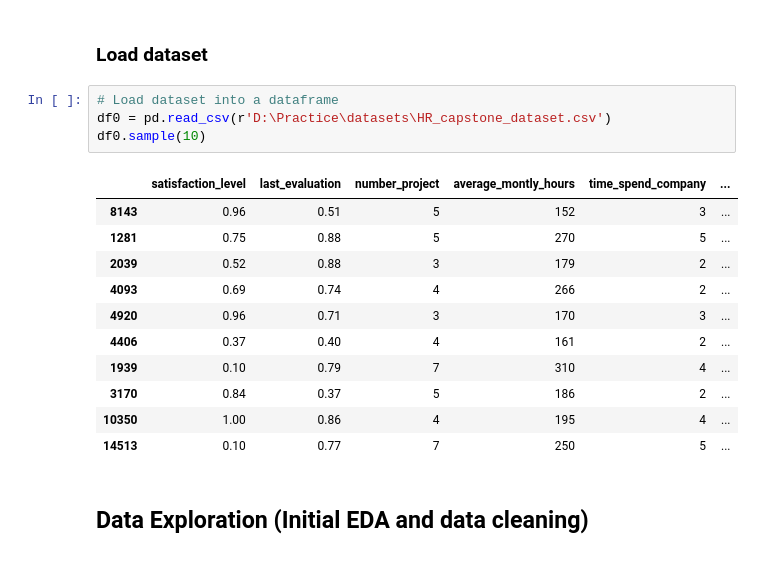
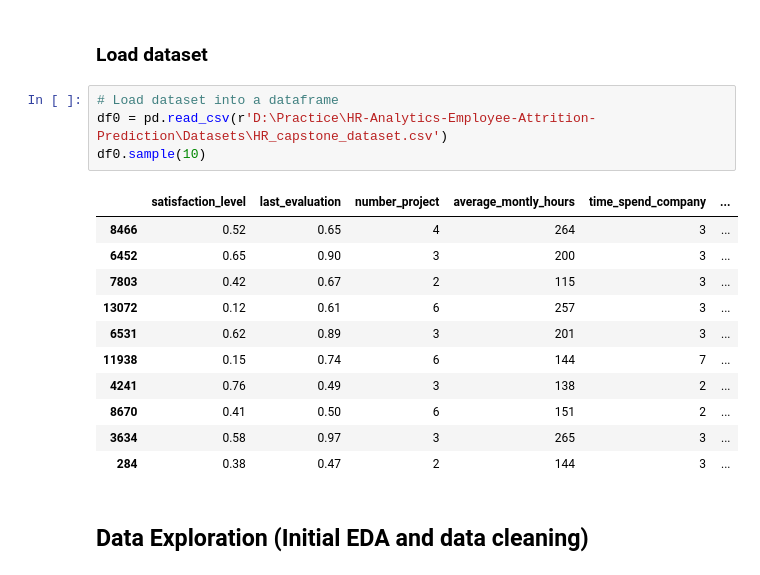
Before and after one commit to bhtkaushal/HR-Analytics-Employee-Attrition-Prediction, a Jupyter notebook: Salifort Motors project lab.ipynb, the cells around one changed output. Drawn from its saved outputs; the diff is of its cells as text.

```diff
--- a/Salifort Motors project lab.ipynb
+++ b/Salifort Motors project lab.ipynb
@@ -83,20 +83,20 @@ print(sklearn.__version__)
 ### Load dataset
 # %%
 # Load dataset into a dataframe
-df0 = pd.read_csv(r'D:\Practice\datasets\HR_capstone_dataset.csv')
+df0 = pd.read_csv(r'D:\Practice\HR-Analytics-Employee-Attrition-Prediction\Datasets\HR_capstone_dataset.csv')
 df0.sample(10)
 # %% [output]
 |  | satisfaction_level | last_evaluation | number_project | average_montly_hours | time_spend_company | ... |
-| 8143 | 0.96 | 0.51 | 5 | 152 | 3 | ... |
-| 1281 | 0.75 | 0.88 | 5 | 270 | 5 | ... |
-| 2039 | 0.52 | 0.88 | 3 | 179 | 2 | ... |
-| 4093 | 0.69 | 0.74 | 4 | 266 | 2 | ... |
-| 4920 | 0.96 | 0.71 | 3 | 170 | 3 | ... |
-| 4406 | 0.37 | 0.40 | 4 | 161 | 2 | ... |
-| 1939 | 0.10 | 0.79 | 7 | 310 | 4 | ... |
-| 3170 | 0.84 | 0.37 | 5 | 186 | 2 | ... |
-| 10350 | 1.00 | 0.86 | 4 | 195 | 4 | ... |
-| 14513 | 0.10 | 0.77 | 7 | 250 | 5 | ... |
+| 8466 | 0.52 | 0.65 | 4 | 264 | 3 | ... |
+| 6452 | 0.65 | 0.90 | 3 | 200 | 3 | ... |
+| 7803 | 0.42 | 0.67 | 2 | 115 | 3 | ... |
+| 13072 | 0.12 | 0.61 | 6 | 257 | 3 | ... |
+| 6531 | 0.62 | 0.89 | 3 | 201 | 3 | ... |
+| 11938 | 0.15 | 0.74 | 6 | 144 | 7 | ... |
+| 4241 | 0.76 | 0.49 | 3 | 138 | 2 | ... |
+| 8670 | 0.41 | 0.50 | 6 | 151 | 2 | ... |
+| 3634 | 0.58 | 0.97 | 3 | 265 | 3 | ... |
+| 284 | 0.38 | 0.47 | 2 | 144 | 3 | ... |
 # %% [markdown]
 ## Data Exploration (Initial EDA and data cleaning)
 # %% [markdown]
```
